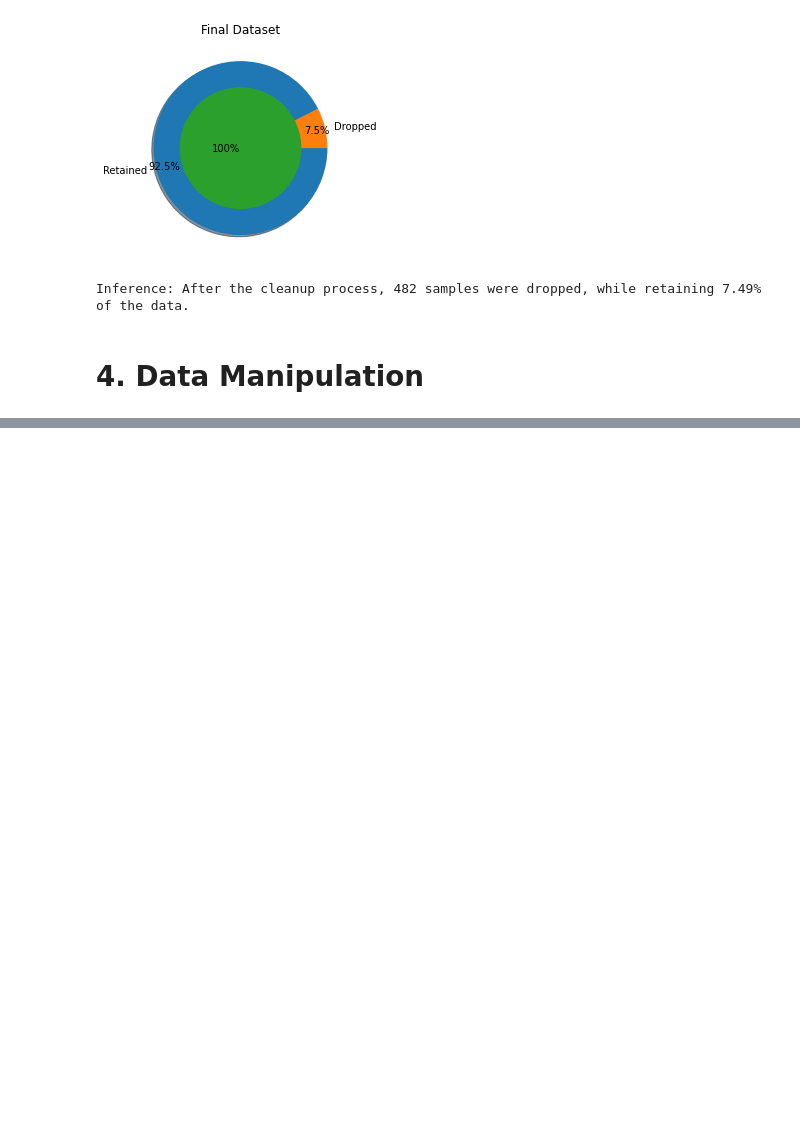
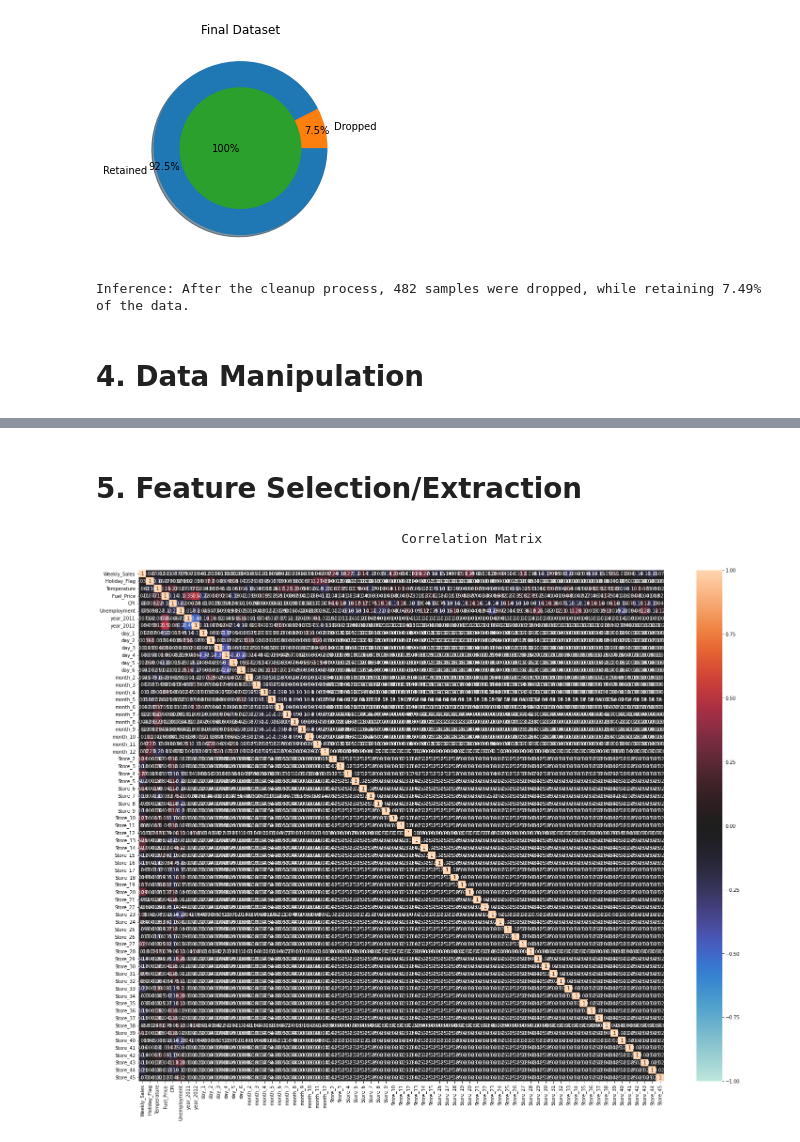
Before and after one commit to sunanda-debnath/Walmart-store-s-sales-forecasting, a Jupyter notebook: Walmart_store’s_sales_forecasting_.ipynb, the cells around one changed output, grey strips where cells are left out. Cells and saved outputs as stored; diff of their text form; code cells hidden in the pictures; blank space fills up the shorter version.

```diff
--- a/Walmart_store’s_sales_forecasting_.ipynb
+++ b/Walmart_store’s_sales_forecasting_.ipynb
@@ -409 +407,12 @@ display(Test_X_std.describe())
 8 rows × 68 columns
+# %% [markdown]
+# **5. Feature Selection/Extraction**
+# %%
+#Checking the correlation
+print('\033[1mCorrelation Matrix'.center(100))
+plt.figure(figsize=[25,20])
+sns.heatmap(df.corr(), annot=True, vmin=-1, vmax=1, center=0)
+plt.show()
+# %% [output]
+                                       Correlation Matrix
+[figure, added]
```
Also changed, not shown: parts of 10 cells of this notebook.
